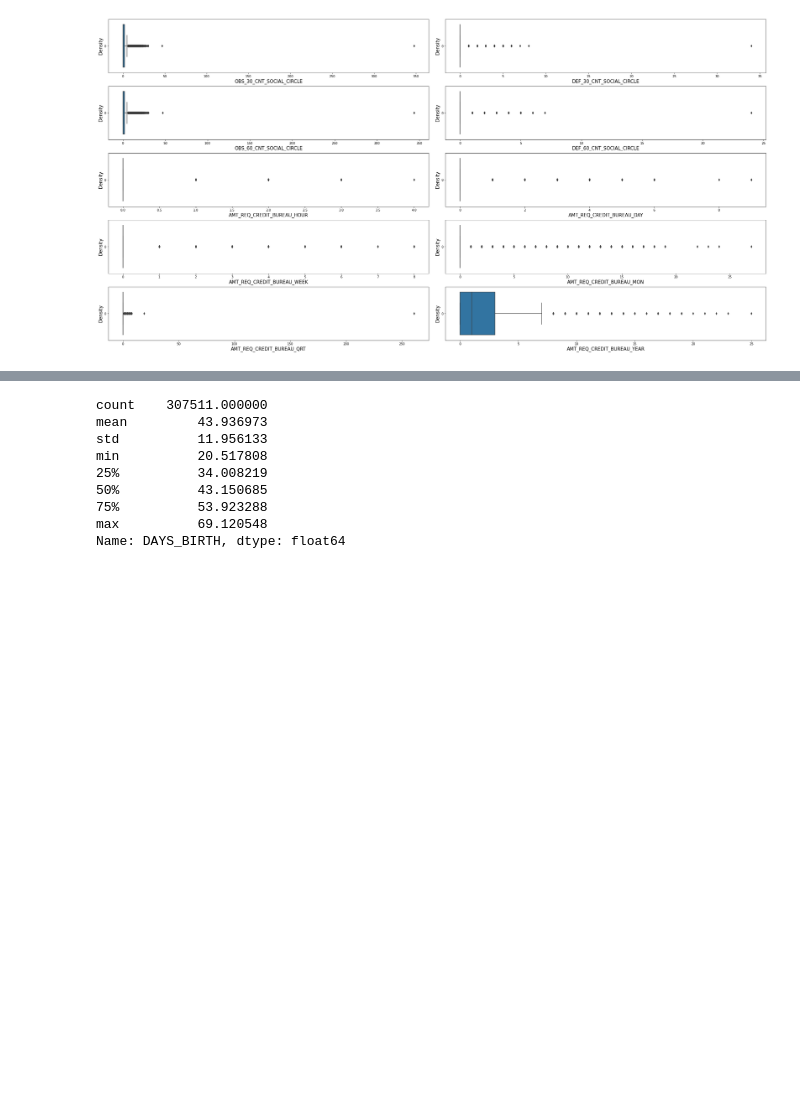
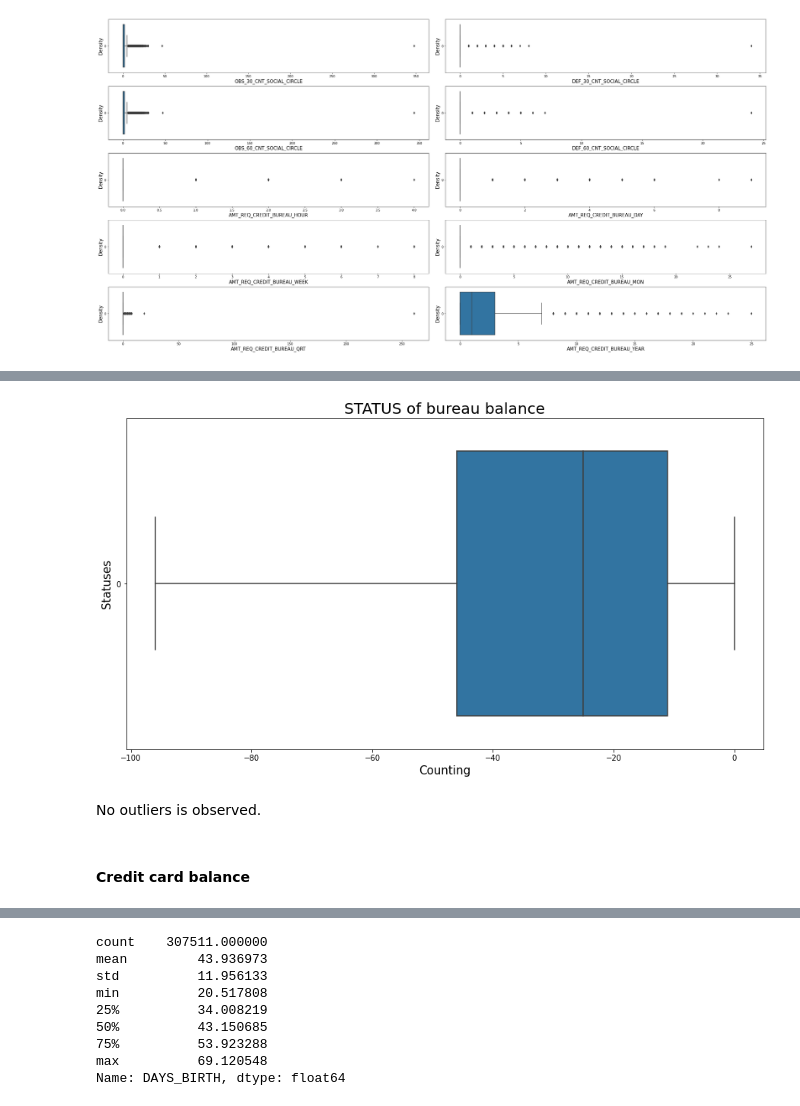
Before and after one commit to mbartcus/OC-projects, a Jupyter notebook: oc_4/Bartcus_Marius_1_notebook_052022.ipynb, the cells around one changed output, grey strips where cells are left out. Saved outputs shown, nothing was run; the diff lists cells and outputs as text; code cells hidden in the pictures; blank space fills up the shorter version.

```diff
--- a/oc_4/Bartcus_Marius_1_notebook_052022.ipynb
+++ b/oc_4/Bartcus_Marius_1_notebook_052022.ipynb
@@ -901,0 +913,13 @@ Having lots of columns we could describe the variables we are interested in. The
+# %%
+plt.figure(figsize=(15,8))
+sns.boxplot(data = df_bureau_balance.MONTHS_BALANCE, orient='h');
+plt.title('STATUS of bureau balance', fontsize=20);
+plt.xlabel('Counting', fontsize=15);
+plt.ylabel('Statuses', fontsize=15);
+plt.show();
+# %% [output]
+[figure, added]
+# %% [markdown]
+No outliers is observed.
+# %% [markdown]
+#### Credit card balance
```
Also changed, not shown: parts of 122 cells of this notebook, 2 other files.
